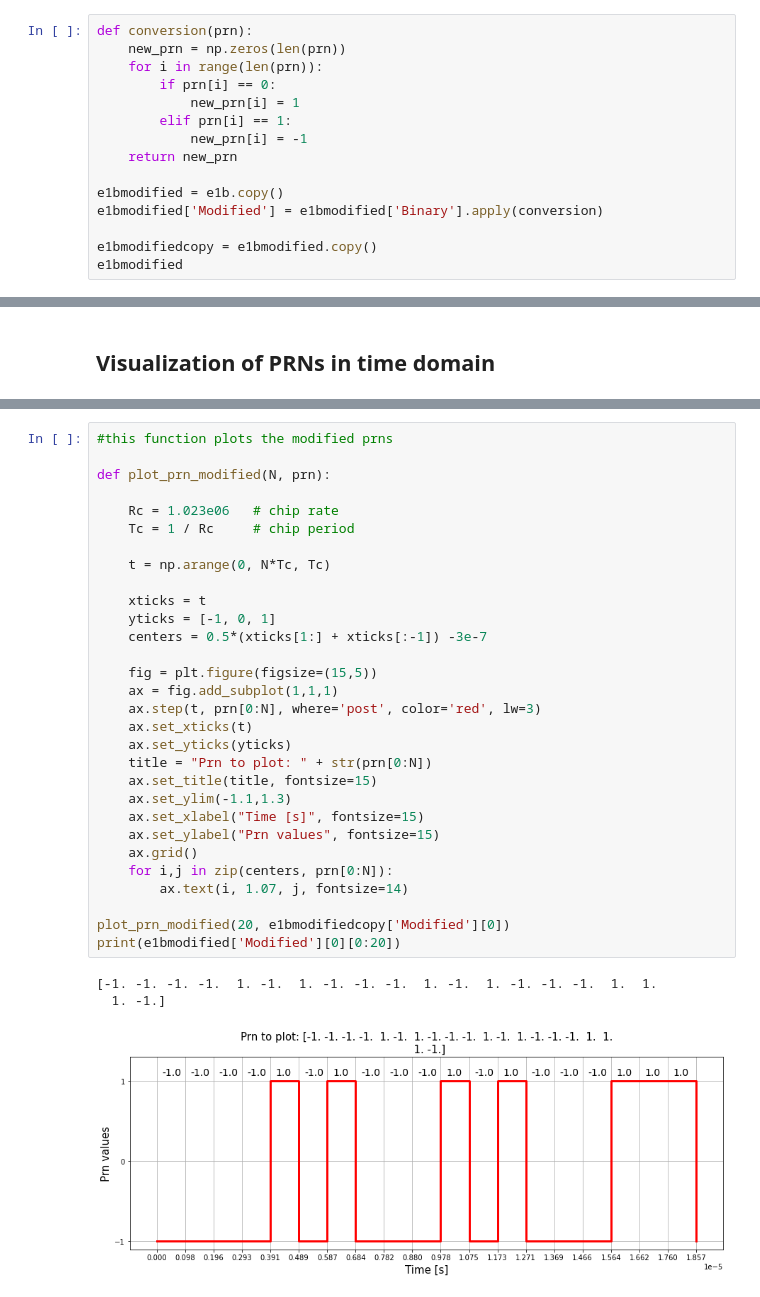
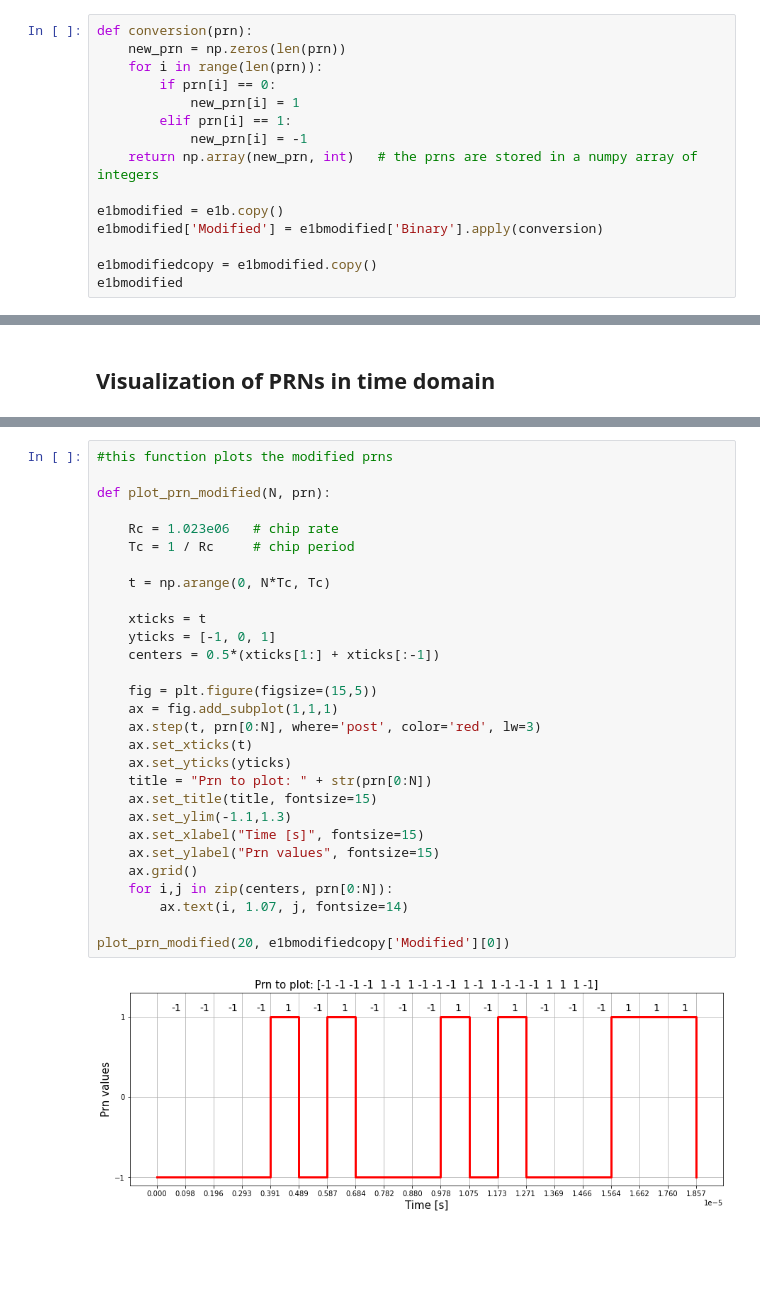
Before and after one commit to mattiasandri/usertransmitter, a Jupyter notebook: usertx.ipynb, the cells around one changed output, grey strips where cells are left out. Cells and saved outputs as stored; diff of their text form; blank space fills up the shorter version.

Commit message:
notebook reordered, some explanations added, some functions modified, I/Q samples added

```diff
--- a/usertx.ipynb
+++ b/usertx.ipynb
@@ -93,7 +124,7 @@ def conversion(prn):
             new_prn[i] = 1
         elif prn[i] == 1:
             new_prn[i] = -1
-    return new_prn
+    return np.array(new_prn, int)   # the prns are stored in a numpy array of integers
 
 e1bmodified = e1b.copy()
 e1bmodified['Modified'] = e1bmodified['Binary'].apply(conversion)
@@ -288,35 +187,32 @@ plot_prn_zeros(20, e1bcopy['Binary'][0])
 # %%
 #this function plots the modified prns
 
 def plot_prn_modified(N, prn):
 
     Rc = 1.023e06   # chip rate
     Tc = 1 / Rc     # chip period
 
     t = np.arange(0, N*Tc, Tc)
 
     xticks = t
     yticks = [-1, 0, 1]
-    centers = 0.5*(xticks[1:] + xticks[:-1]) -3e-7
+    centers = 0.5*(xticks[1:] + xticks[:-1])
 
     fig = plt.figure(figsize=(15,5))
     ax = fig.add_subplot(1,1,1)
     ax.step(t, prn[0:N], where='post', color='red', lw=3)
     ax.set_xticks(t)
     ax.set_yticks(yticks)
     title = "Prn to plot: " + str(prn[0:N])
     ax.set_title(title, fontsize=15)
     ax.set_ylim(-1.1,1.3)
     ax.set_xlabel("Time [s]", fontsize=15)
     ax.set_ylabel("Prn values", fontsize=15)
     ax.grid()
     for i,j in zip(centers, prn[0:N]):
         ax.text(i, 1.07, j, fontsize=14)
 
 plot_prn_modified(20, e1bmodifiedcopy['Modified'][0])
-print(e1bmodified['Modified'][0][0:20])
 # %% [output]
-[-1. -1. -1. -1.  1. -1.  1. -1. -1. -1.  1. -1.  1. -1. -1. -1.  1.  1.
-  1. -1.]
-[figure, old version]
+[figure, new version]
 # %% [markdown]
```
Also changed, not shown: parts of 33 cells of this notebook.
